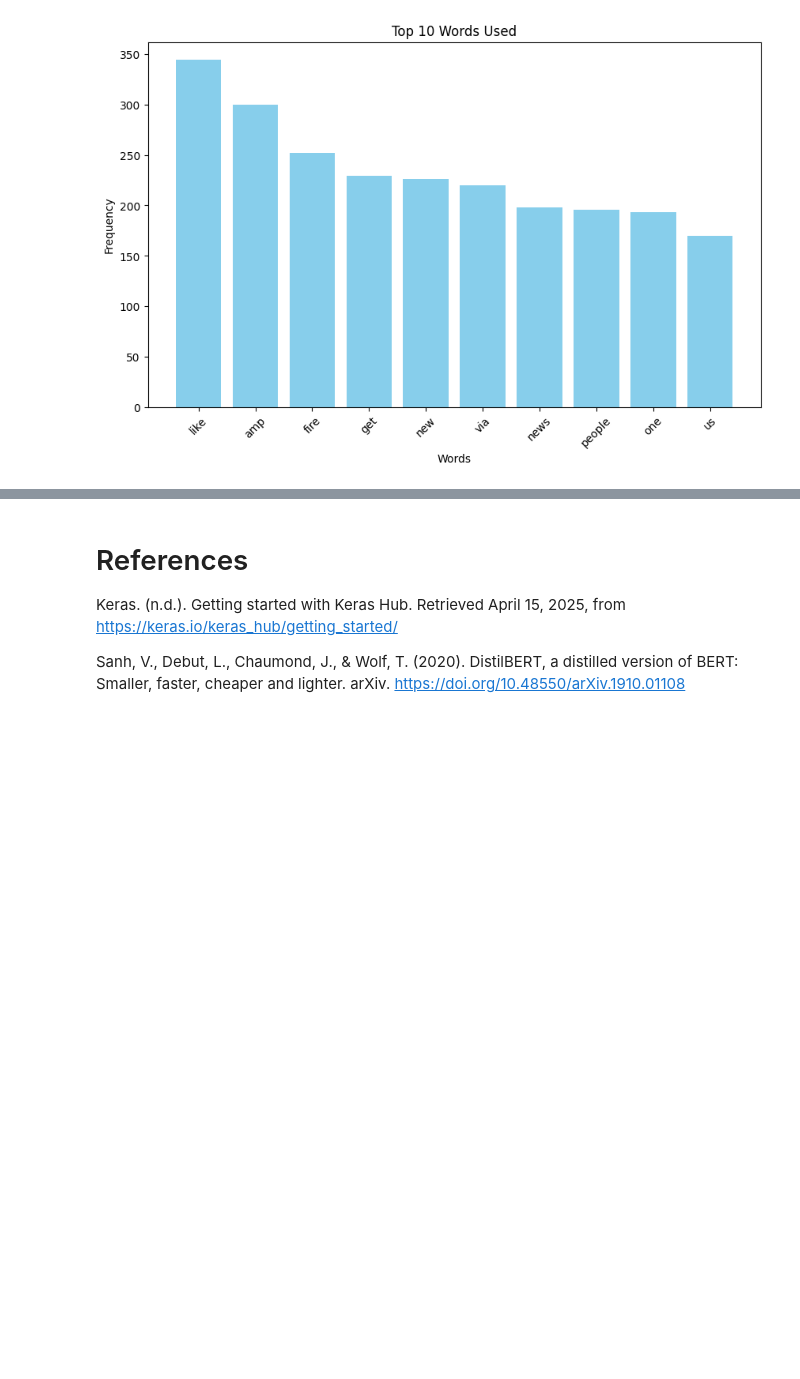
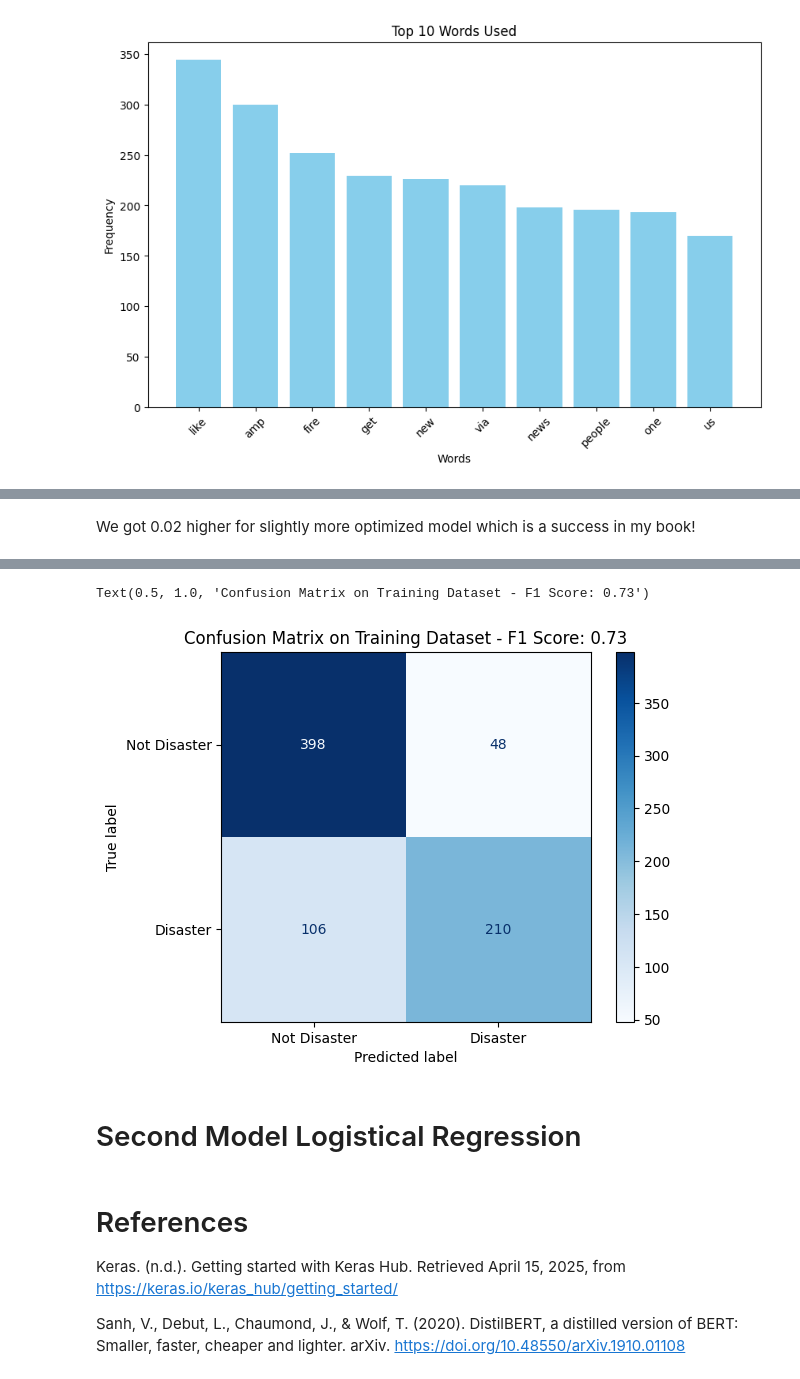
Before and after one commit to BasilPanda/NLP_Disaster_Tweets, a Jupyter notebook: nlp_disaster_tweets.ipynb, the cells around one changed output, grey strips where cells are left out. Drawn from its saved outputs; the diff is of its cells as text; code cells hidden in the pictures; blank space fills up the shorter version.

```diff
--- a/nlp_disaster_tweets.ipynb
+++ b/nlp_disaster_tweets.ipynb
@@ -245,0 +497,17 @@ plt.show()
+# %% [markdown]
+We got 0.02 higher for slightly more optimized model which is a success in my book!
+# %%
+y_pred_val = second_classifier.predict(X_val)
+
+display_valid = ConfusionMatrixDisplay.from_predictions(
+    y_val,
+    np.argmax(y_pred_val, axis=1),
+    display_labels=["Not Disaster","Disaster"],
+    cmap=plt.cm.Blues
+)
+
+tn, fp, fn, tp = confusion_matrix(y_val, np.argmax(y_pred_val, axis=1)).ravel()
+f1_score = tp / (tp+((fn+fp)/2))
+
+display_valid.ax_.set_title(f"Confusion Matrix on Training Dataset - F1 Score: {f1_score.round(2)}")
+# %% [output]
@@ -245,0 +515,4 @@ plt.show()
+Text(0.5, 1.0, 'Confusion Matrix on Training Dataset - F1 Score: 0.73')
+[figure, added]
+# %% [markdown]
+# Second Model Logistical Regression
```
Also changed, not shown: parts of 19 cells of this notebook.
